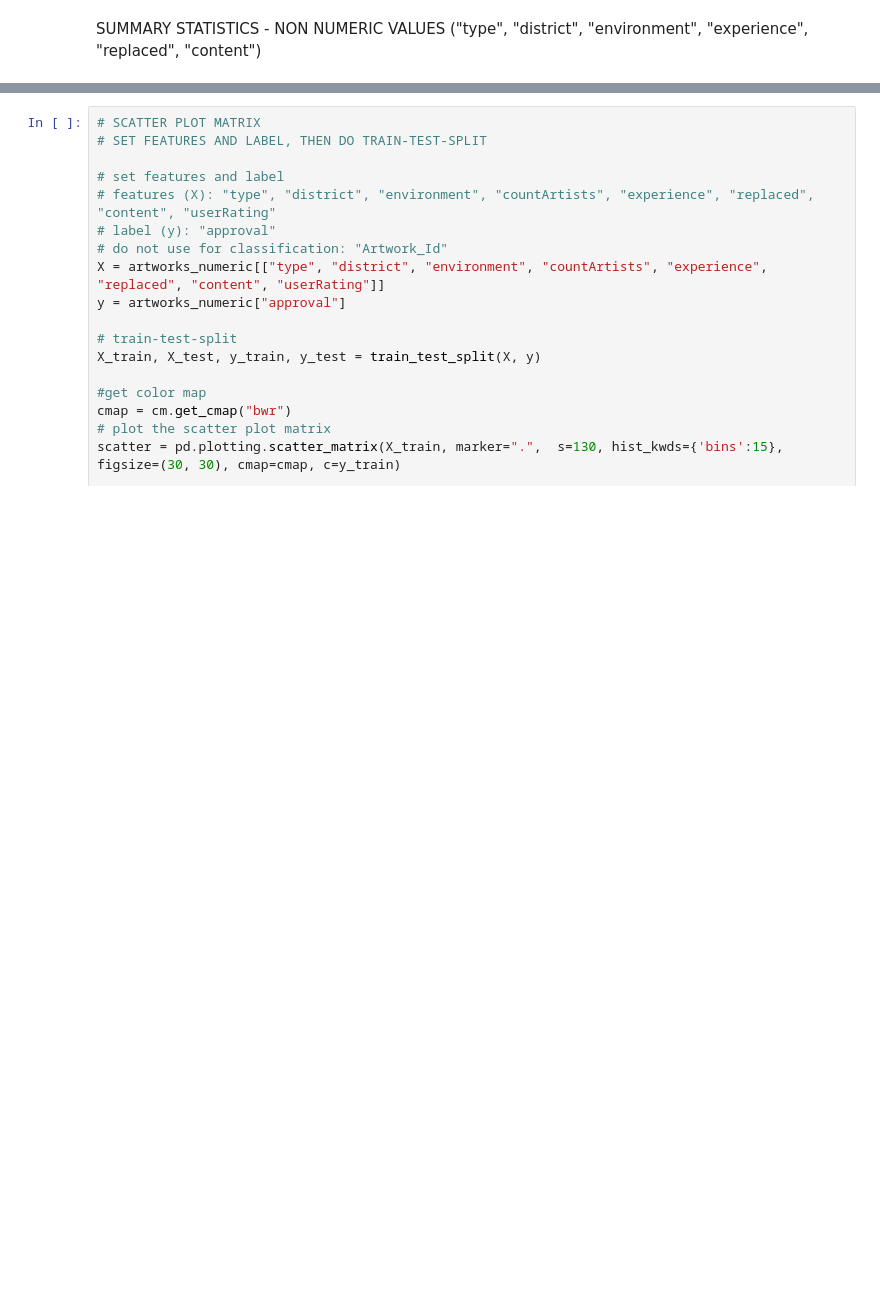
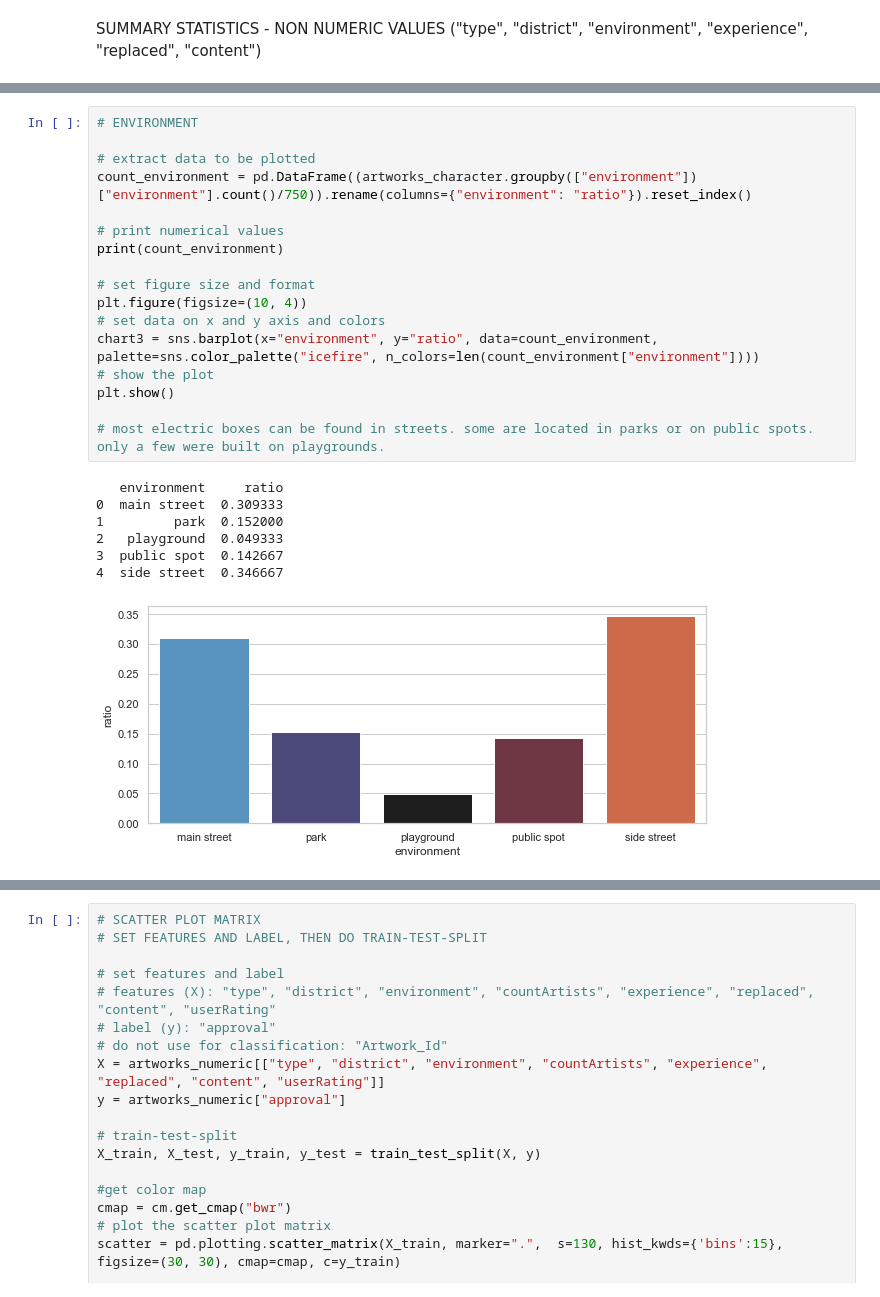
Before and after one commit to TechLabs-Berlin/st22-beautify-berlin, a Jupyter notebook: data_visualisations.ipynb, the cells around one changed output, grey strips where cells are left out. Drawn from its saved outputs; the diff is of its cells as text; blank space fills up the shorter version.

```diff
--- a/data_visualisations.ipynb
+++ b/data_visualisations.ipynb
@@ -102,0 +148,25 @@ SUMMARY STATISTICS - NON NUMERIC VALUES ("type", "district", "environment", "exp
+# %%
+# ENVIRONMENT
+
+# extract data to be plotted
+count_environment = pd.DataFrame((artworks_character.groupby(["environment"])["environment"].count()/750)).rename(columns={"environment": "ratio"}).reset_index()
+
+# print numerical values
+print(count_environment)
+
+# set figure size and format
+plt.figure(figsize=(10, 4))
+# set data on x and y axis and colors
+chart3 = sns.barplot(x="environment", y="ratio", data=count_environment, palette=sns.color_palette("icefire", n_colors=len(count_environment["environment"])))
+# show the plot
+plt.show()
+
+# most electric boxes can be found in streets. some are located in parks or on public spots. only a few were built on playgrounds.
+# %% [output]
+   environment     ratio
+0  main street  0.309333
+1         park  0.152000
+2   playground  0.049333
+3  public spot  0.142667
+4  side street  0.346667
+[figure, added]
```
Also changed, not shown: parts of 11 cells of this notebook.
